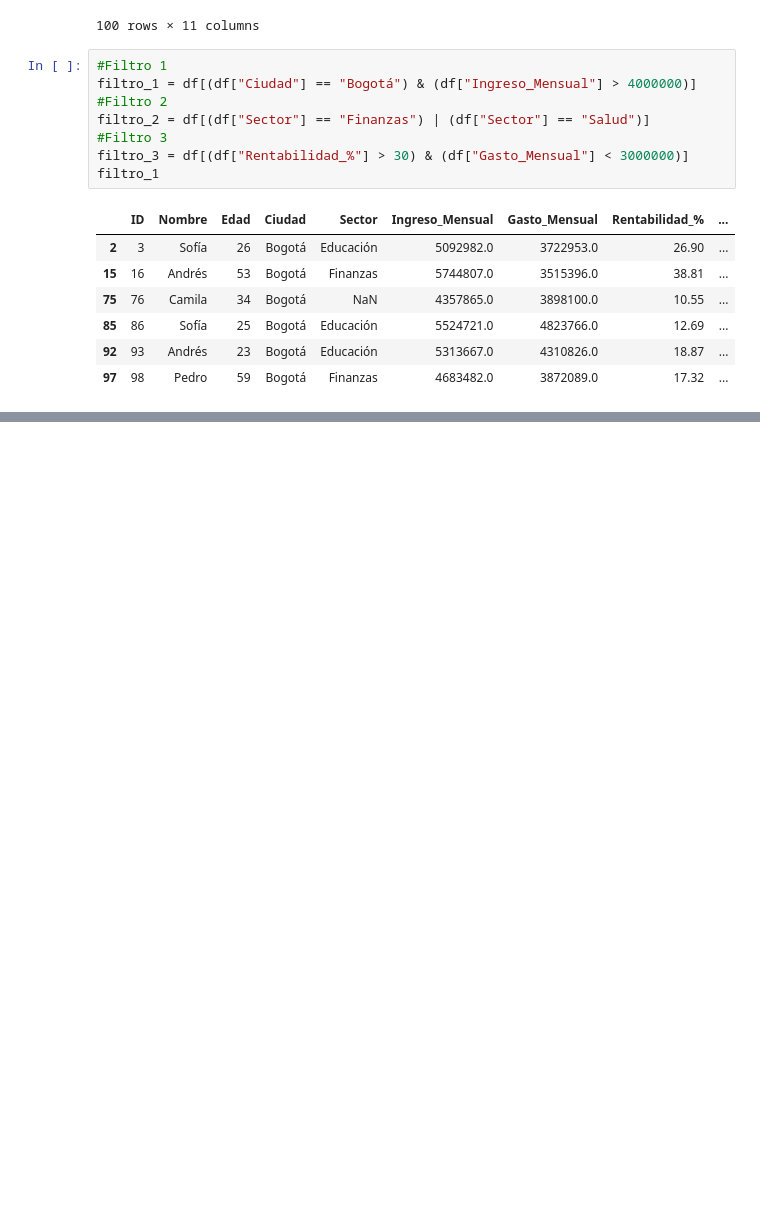
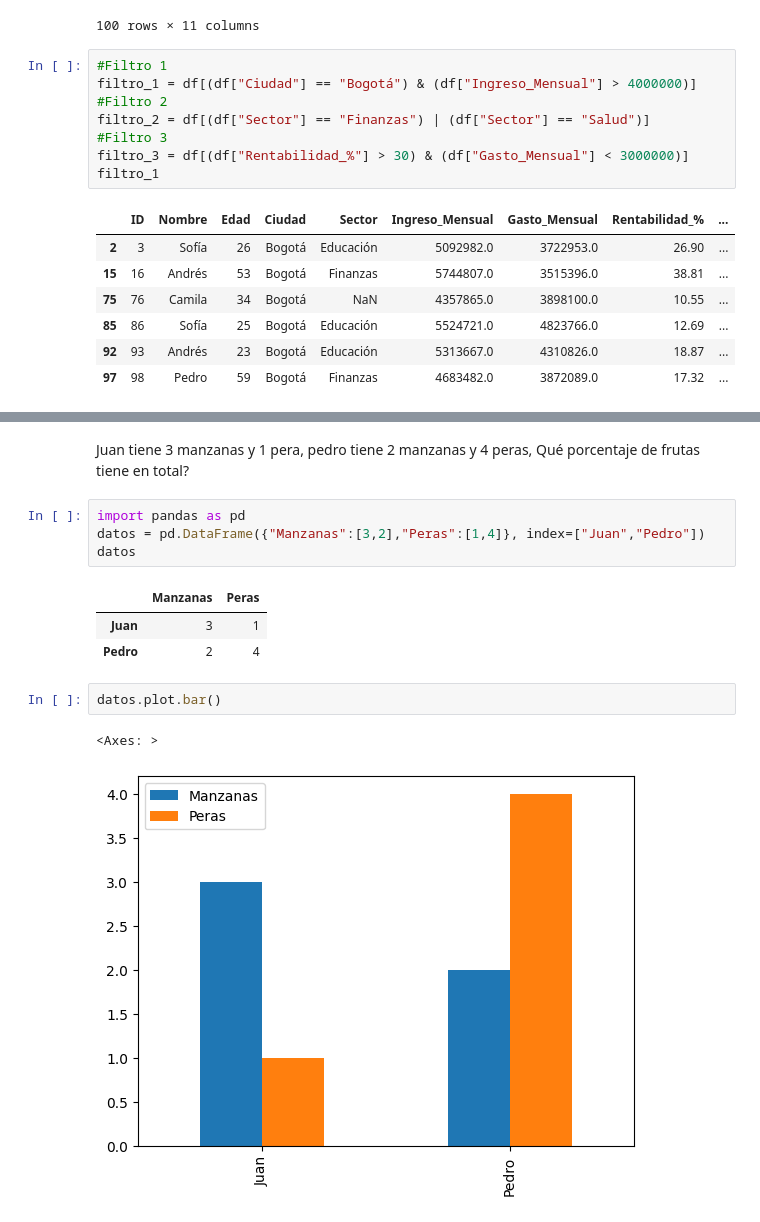
Before and after one commit to juandiegoescobar05-arch/Curso-an-lisis-de-datos-, a Jupyter notebook: Clase_analisis_de_datos.ipynb, the cells around one changed output, grey strips where cells are left out. Saved outputs shown, nothing was run; the diff lists cells and outputs as text; blank space fills up the shorter version.

```diff
--- a/Clase_analisis_de_datos.ipynb
+++ b/Clase_analisis_de_datos.ipynb
@@ -1454,3 +1454,18 @@ filtro_3
 | 90 | 91 | Luis | 24 | Medellín | NaN | 2059347.0 | 1042343.0 | 49.38 | ... |
 | 91 | 92 | Carlos | 58 | Cali | Comercio | 3769318.0 | 2012483.0 | 46.61 | ... |
 | 99 | 100 | Sofía | 32 | Medellín | Educación | 2143215.0 | 1436024.0 | 33.00 | ... |
+# %% [markdown]
+Juan tiene 3 manzanas y 1 pera, pedro tiene 2 manzanas y 4 peras, Qué porcentaje de frutas tiene en total?
+# %%
+import pandas as pd
+datos = pd.DataFrame({"Manzanas":[3,2],"Peras":[1,4]}, index=["Juan","Pedro"])
+datos
+# %% [output]
+|  | Manzanas | Peras |
+| Juan | 3 | 1 |
+| Pedro | 2 | 4 |
+# %%
+datos.plot.bar()
+# %% [output]
+<Axes: >
+[figure, added]
```
Also changed, not shown: parts of 12 cells of this notebook.
